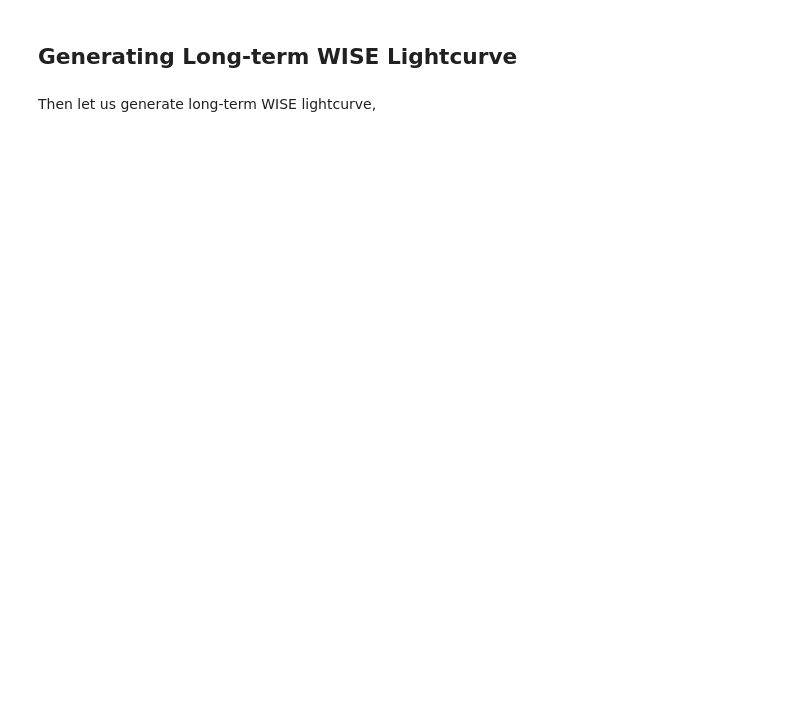
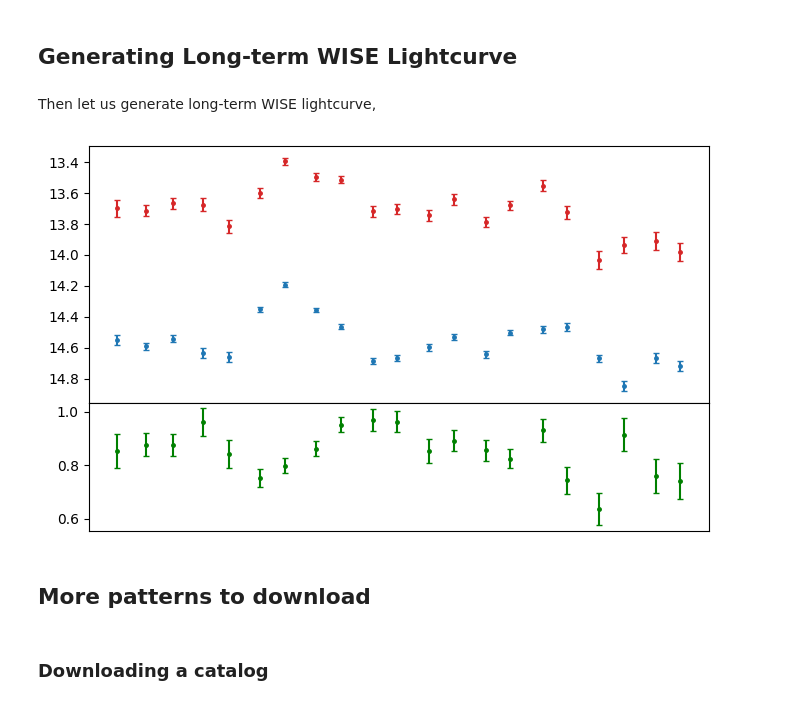
Before and after one commit to AstroJH/easycat, a Jupyter notebook: examples/wise_lightcurve.ipynb, the cells around one changed output. Drawn from its saved outputs; the diff is of its cells as text; code cells hidden in the pictures; blank space fills up the shorter version.

```diff
--- a/examples/wise_lightcurve.ipynb
+++ b/examples/wise_lightcurve.ipynb
@@ -85,0 +112,10 @@ plt.show()
+# %%
+longterm = repro.generate_longterm_lcurve(lcurve_repro, max_interval=10)
+fig = plot_wiselc(lcurve=longterm)
+plt.show()
+# %% [output]
+[figure, added]
+# %% [markdown]
+## More patterns to download
+# %% [markdown]
+### Downloading a catalog
```
Also changed, not shown: parts of 16 cells of this notebook, 13 other files.
